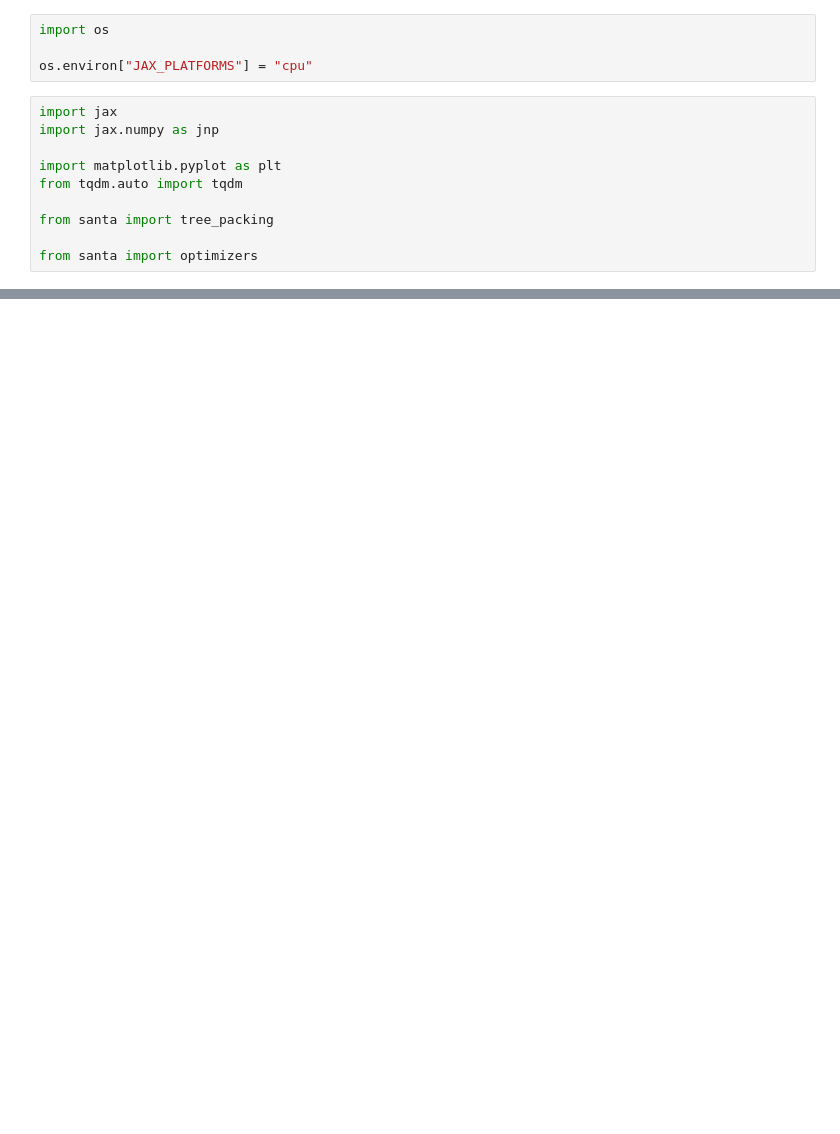
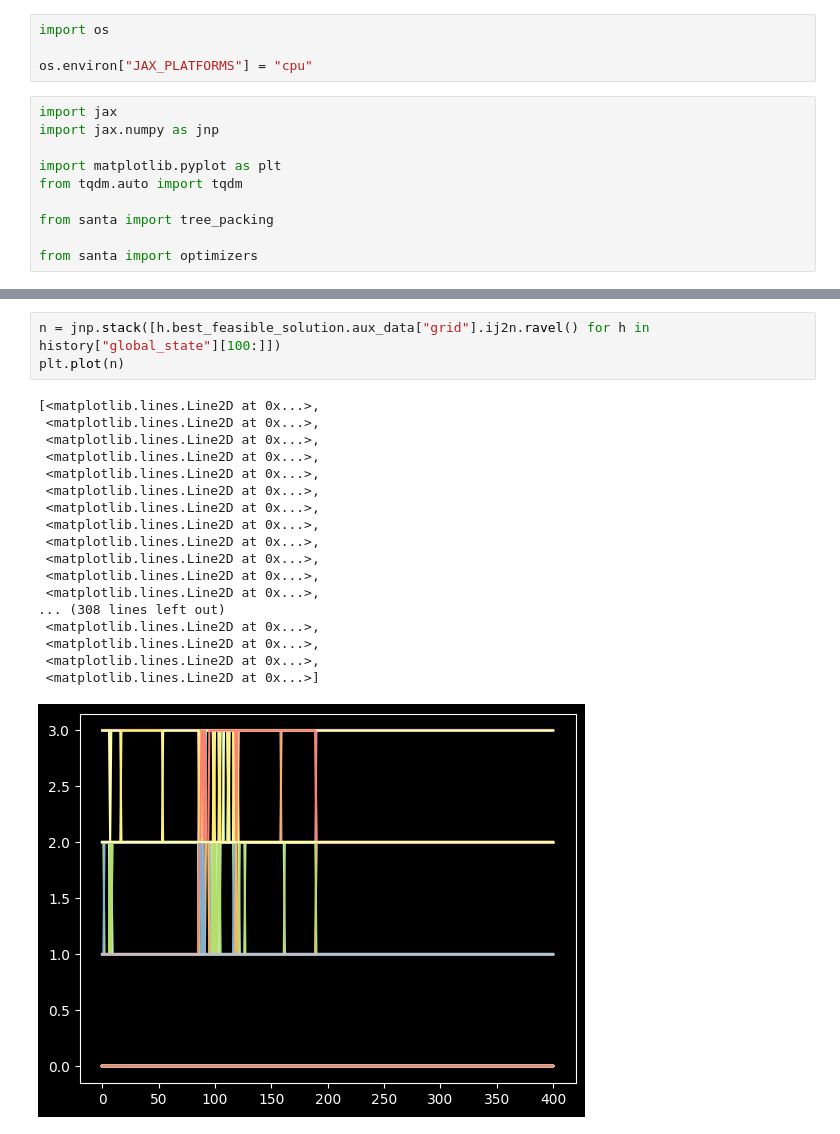
Before and after one commit to AmedeoBiolatti/santa2025, a Jupyter notebook: example.ipynb, the cells around one changed output, grey strips where cells are left out. Cells and saved outputs as stored; diff of their text form; blank space fills up the shorter version.

```diff
--- a/example.ipynb
+++ b/example.ipynb
@@ -88,0 +138,22 @@ tree_packing.plot.plot_solution(history["global_state"][-1].best_solution)
+# %%
+n = jnp.stack([h.best_feasible_solution.aux_data["grid"].ij2n.ravel() for h in history["global_state"][100:]])
+plt.plot(n)
+# %% [output]
+[<matplotlib.lines.Line2D at 0x...>,
+ <matplotlib.lines.Line2D at 0x...>,
+ <matplotlib.lines.Line2D at 0x...>,
+ <matplotlib.lines.Line2D at 0x...>,
+ <matplotlib.lines.Line2D at 0x...>,
+ <matplotlib.lines.Line2D at 0x...>,
+ <matplotlib.lines.Line2D at 0x...>,
+ <matplotlib.lines.Line2D at 0x...>,
+ <matplotlib.lines.Line2D at 0x...>,
+ <matplotlib.lines.Line2D at 0x...>,
+ <matplotlib.lines.Line2D at 0x...>,
+ <matplotlib.lines.Line2D at 0x...>,
+... (308 lines left out)
+ <matplotlib.lines.Line2D at 0x...>,
+ <matplotlib.lines.Line2D at 0x...>,
+ <matplotlib.lines.Line2D at 0x...>,
+ <matplotlib.lines.Line2D at 0x...>]
+[figure, added]
```
Also changed, not shown: parts of 8 cells of this notebook, 5 other files.
